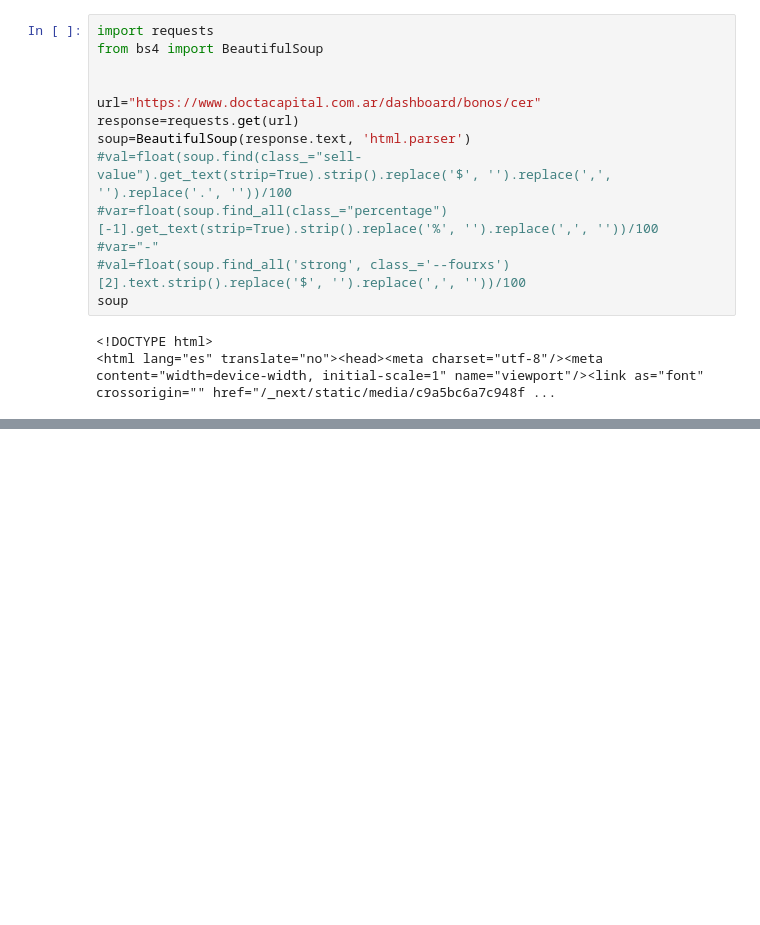
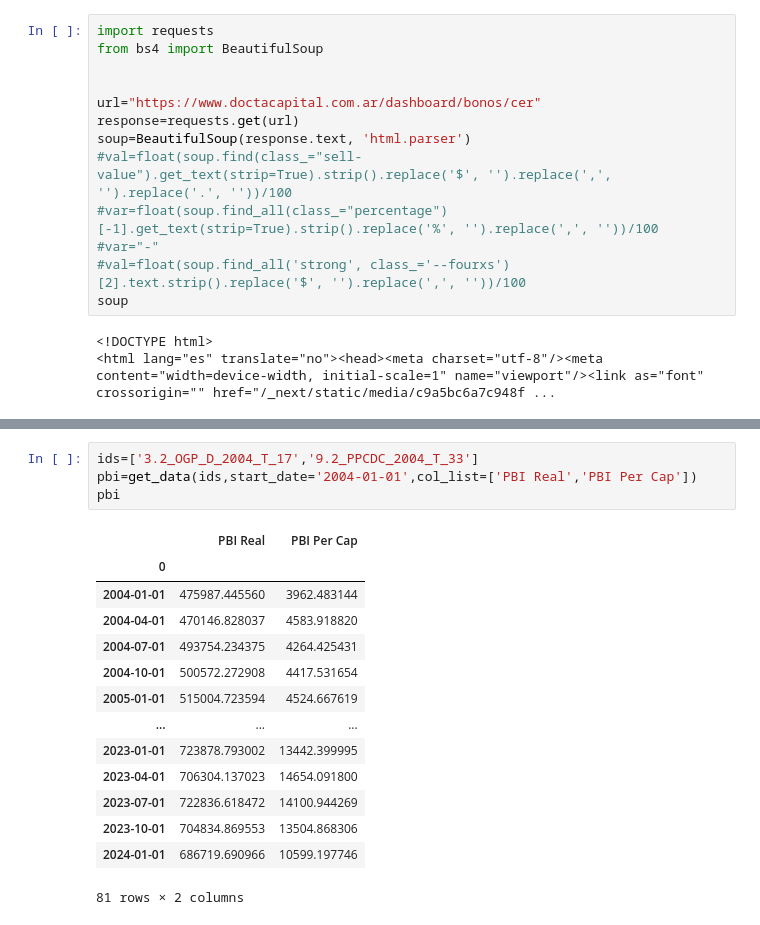
Before and after one commit to FedericoBohl/DatArg-2.0, a Jupyter notebook: __Test__.ipynb, the cells around one changed output, grey strips where cells are left out. Cells and saved outputs as stored; diff of their text form; blank space fills up the shorter version.

```diff
--- a/__Test__.ipynb
+++ b/__Test__.ipynb
@@ -1335,0 +1352,19 @@ soup
+# %%
+ids=['3.2_OGP_D_2004_T_17','9.2_PPCDC_2004_T_33']
+pbi=get_data(ids,start_date='2004-01-01',col_list=['PBI Real','PBI Per Cap'])
+pbi
+# %% [output]
+|  | PBI Real | PBI Per Cap |
+| 0 |  |  |
+| 2004-01-01 | 475987.445560 | 3962.483144 |
+| 2004-04-01 | 470146.828037 | 4583.918820 |
+| 2004-07-01 | 493754.234375 | 4264.425431 |
+| 2004-10-01 | 500572.272908 | 4417.531654 |
+| 2005-01-01 | 515004.723594 | 4524.667619 |
+| ... | ... | ... |
+| 2023-01-01 | 723878.793002 | 13442.399995 |
+| 2023-04-01 | 706304.137023 | 14654.091800 |
+| 2023-07-01 | 722836.618472 | 14100.944269 |
+| 2023-10-01 | 704834.869553 | 13504.868306 |
+| 2024-01-01 | 686719.690966 | 10599.197746 |
+81 rows × 2 columns
```
Also changed, not shown: parts of 2 cells of this notebook, 2 other files.
